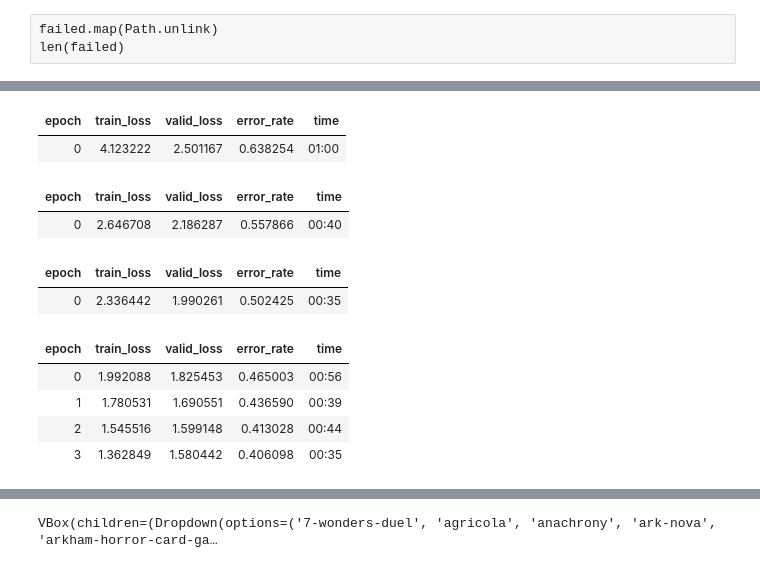
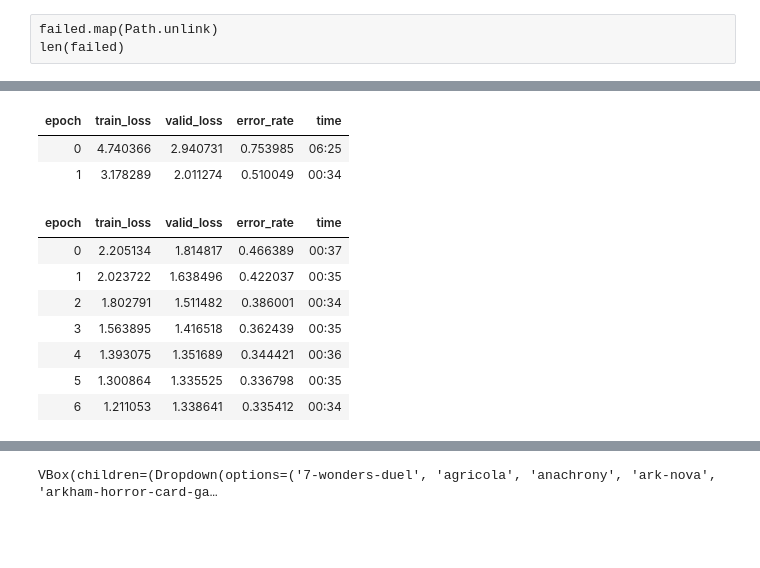
Before and after one commit to jonaskaszian/boardgame-vision, a Jupyter notebook: bg-rec.ipynb, the cells around one changed output, grey strips where cells are left out. Drawn from its saved outputs; the diff is of its cells as text; code cells hidden in the pictures; blank space fills up the shorter version.

Commit message:
26% error rate still pretty large, possibly still related to relatively mixed data quality.

```diff
--- a/bg-rec.ipynb
+++ b/bg-rec.ipynb
@@ -153,17 +151,14 @@ Downloading: "https://download.pytorch.org/models/resnet18-5c106cde.pth" to /hom
 # %%
-learn.fine_tune(1)
+learn.fine_tune(7, freeze_epochs=2)
 # %% [output]
 | epoch | train_loss | valid_loss | error_rate | time |
-| 0 | 4.123222 | 2.501167 | 0.638254 | 01:00 |
+| 0 | 4.740366 | 2.940731 | 0.753985 | 06:25 |
+| 1 | 3.178289 | 2.011274 | 0.510049 | 00:34 |
 | epoch | train_loss | valid_loss | error_rate | time |
-| 0 | 2.646708 | 2.186287 | 0.557866 | 00:40 |
+| 0 | 2.205134 | 1.814817 | 0.466389 | 00:37 |
+| 1 | 2.023722 | 1.638496 | 0.422037 | 00:35 |
+| 2 | 1.802791 | 1.511482 | 0.386001 | 00:34 |
+| 3 | 1.563895 | 1.416518 | 0.362439 | 00:35 |
+| 4 | 1.393075 | 1.351689 | 0.344421 | 00:36 |
+| 5 | 1.300864 | 1.335525 | 0.336798 | 00:35 |
+| 6 | 1.211053 | 1.338641 | 0.335412 | 00:34 |
-# %%
-learn.fine_tune(4)
-# %% [output]
-| epoch | train_loss | valid_loss | error_rate | time |
-| 0 | 2.336442 | 1.990261 | 0.502425 | 00:35 |
-| epoch | train_loss | valid_loss | error_rate | time |
-| 0 | 1.992088 | 1.825453 | 0.465003 | 00:56 |
-| 1 | 1.780531 | 1.690551 | 0.436590 | 00:39 |
-| 2 | 1.545516 | 1.599148 | 0.413028 | 00:44 |
-| 3 | 1.362849 | 1.580442 | 0.406098 | 00:35 |
```
Also changed, not shown: parts of 91 cells of this notebook, 1 other file.
